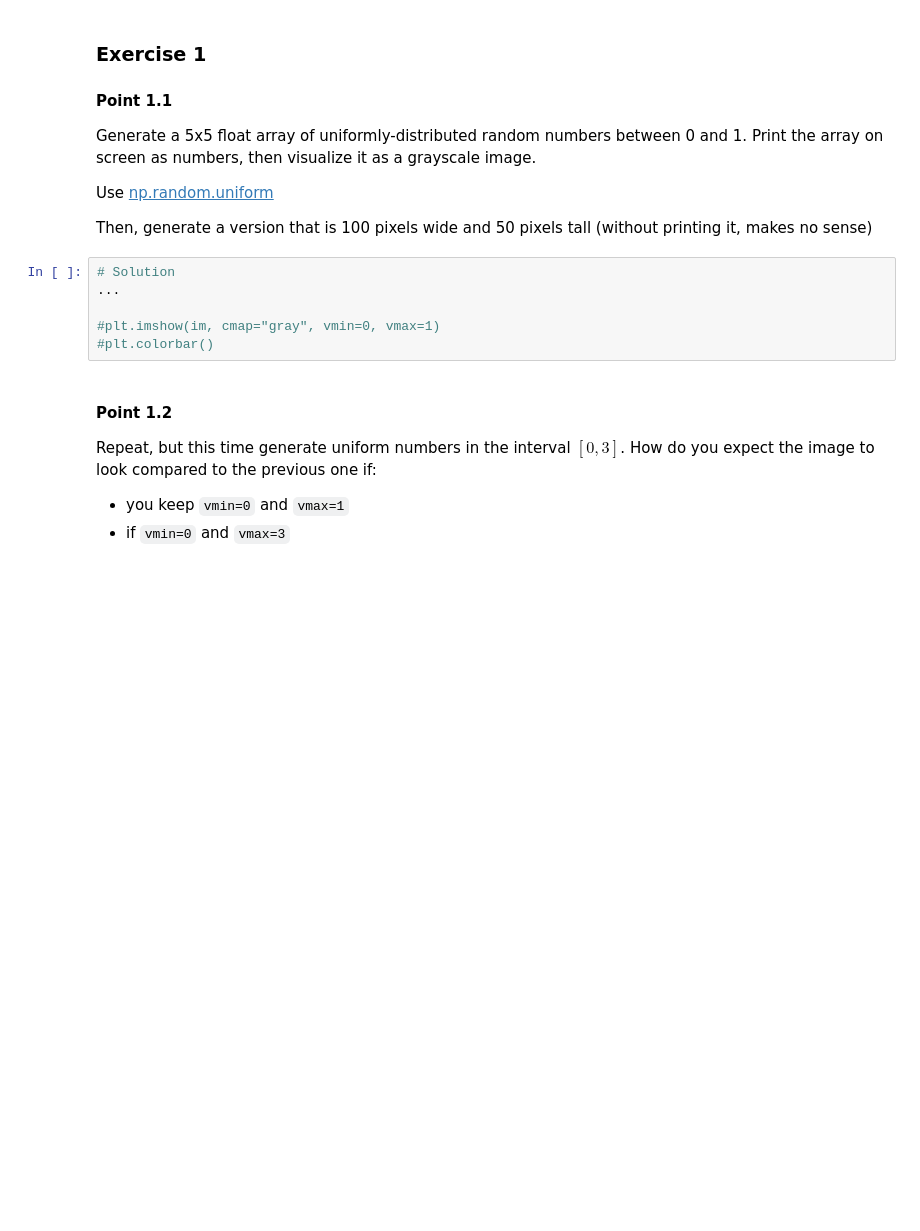
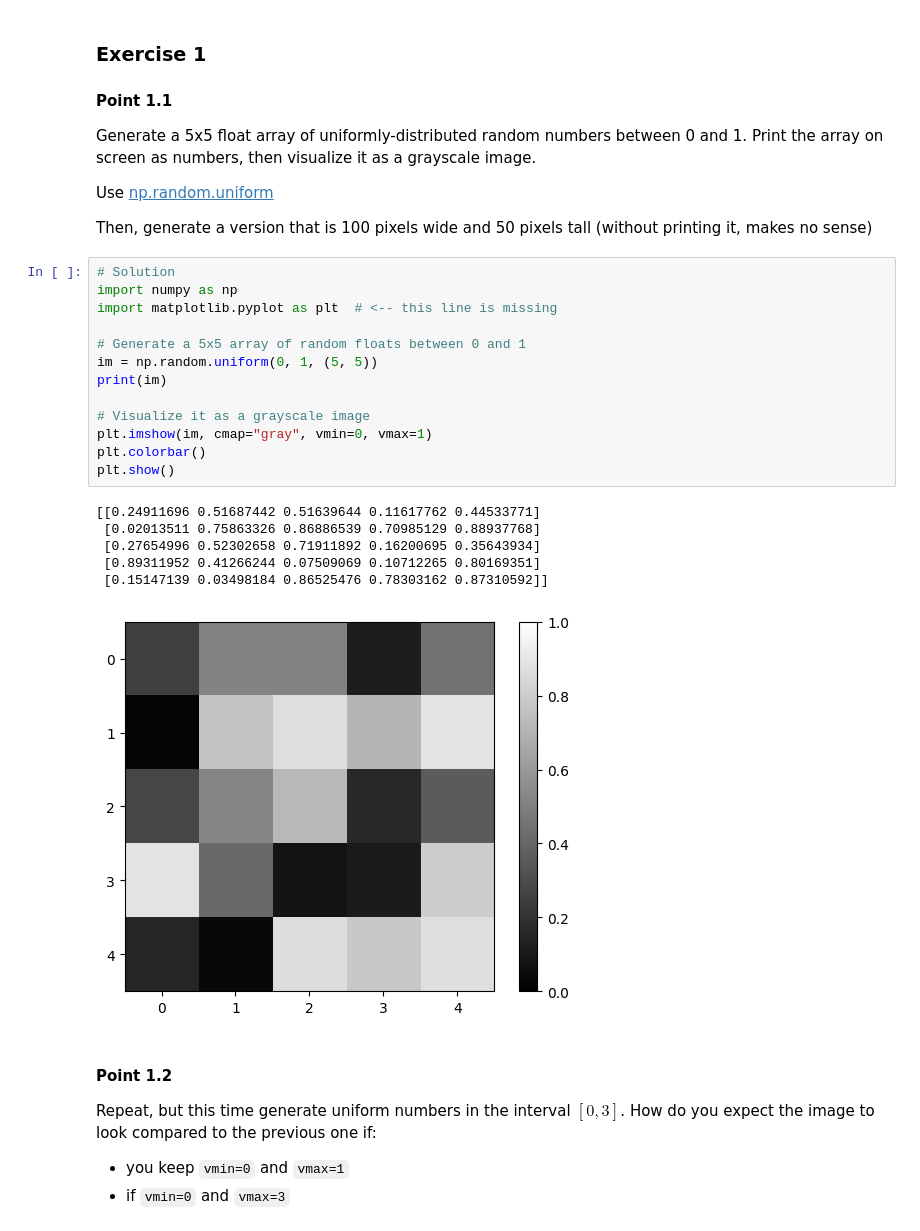
Before and after one commit to memocpr/TSM_CompVis, a Jupyter notebook: w1/01a-introduction.ipynb, the cells around one changed output. Saved outputs shown, nothing was run; the diff lists cells and outputs as text; blank space fills up the shorter version.

```diff
--- a/w1/01a-introduction.ipynb
+++ b/w1/01a-introduction.ipynb
@@ -123,12 +123,26 @@ Generate a 5x5 float array of uniformly-distributed random numbers between 0 and
 Use [np.random.uniform](https://numpy.org/doc/stable/reference/random/generated/numpy.random.uniform.html)
 
 Then, generate a version that is 100 pixels wide and 50 pixels tall (without printing it, makes no sense)
-# %%
-# Solution
-...
-
-#plt.imshow(im, cmap="gray", vmin=0, vmax=1)
-#plt.colorbar()
+# %%
+# Solution
+import numpy as np
+import matplotlib.pyplot as plt  # <-- this line is missing
+
+# Generate a 5x5 array of random floats between 0 and 1
+im = np.random.uniform(0, 1, (5, 5))
+print(im)
+
+# Visualize it as a grayscale image
+plt.imshow(im, cmap="gray", vmin=0, vmax=1)
+plt.colorbar()
+plt.show()
+# %% [output]
+[[0.24911696 0.51687442 0.51639644 0.11617762 0.44533771]
+ [0.02013511 0.75863326 0.86886539 0.70985129 0.88937768]
+ [0.27654996 0.52302658 0.71911892 0.16200695 0.35643934]
+ [0.89311952 0.41266244 0.07509069 0.10712265 0.80169351]
+ [0.15147139 0.03498184 0.86525476 0.78303162 0.87310592]]
+[figure, added]
 # %% [markdown]
 #### Point 1.2
 Repeat, but this time generate uniform numbers in the interval $[0,3]$.
```
Also changed, not shown: parts of 4 cells of this notebook, 7 other files.
